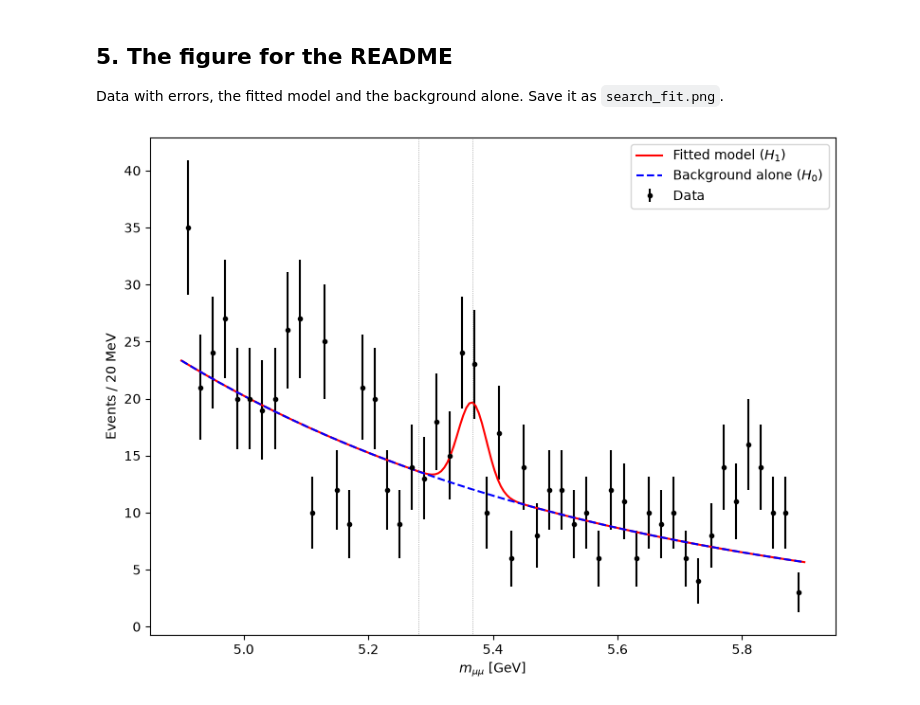
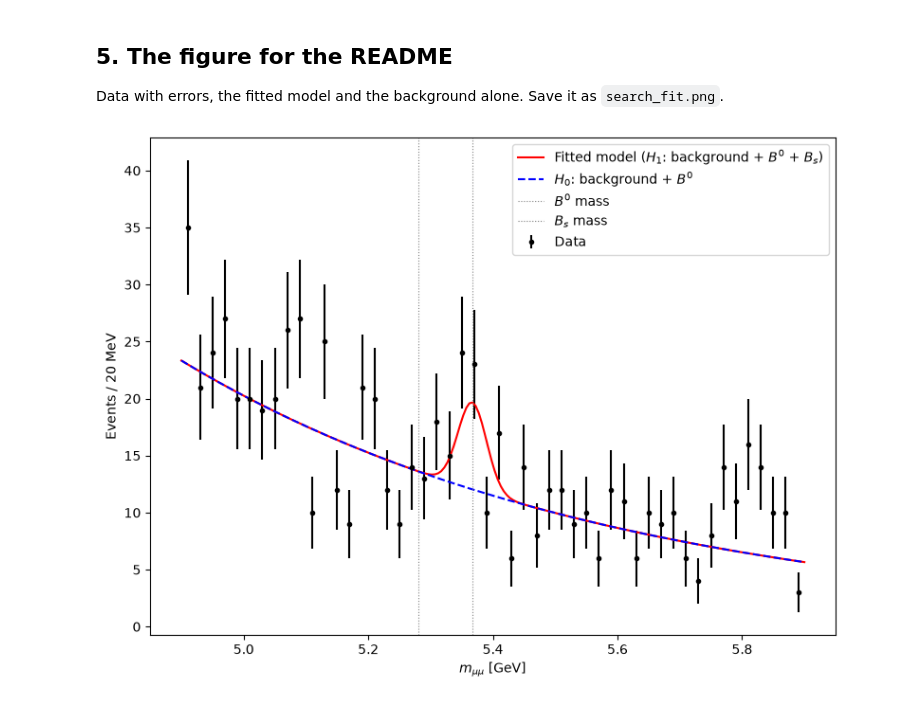
Before and after one commit to luis-cd/fca_bsmumu_fork, a Jupyter notebook: analysis.ipynb, the cells around one changed output. Saved outputs shown, nothing was run; the diff lists cells and outputs as text; code cells hidden in the pictures.

Commit message:
fix(analysis): H_0 signal now contains background + B0

```diff
--- a/analysis.ipynb
+++ b/analysis.ipynb
@@ -186,34 +186,63 @@ Data with errors, the fitted model and the background alone. Save it as
 # %%
 events = dimuon.select(raw)
 m = dimuon.invariant_mass(events)
 x, counts = search.histogram(m)
 
 params, errors, chi2 = search.fit(m, sigma)
 
 plt.figure(figsize=(8, 6))
-plt.errorbar(x, counts, yerr=np.sqrt(counts), fmt='k.', label='Data')
+plt.errorbar(
+    x, counts,
+    yerr=np.sqrt(counts),
+    fmt='k.',
+    label='Data'
+)
 
 x_dense = np.linspace(4.9, 5.9, 200)
+
+# H1: fondo + B0 + Bs
 y_model = search.model(x_dense, *params, sigma)
 
-params_bkg = params.copy()
-params_bkg[2] = 0  # n_B0 = 0
-params_bkg[3] = 0  # n_Bs = 0
-y_bkg = search.model(x_dense, *params_bkg, sigma)
+# H0: fondo + B0, sin Bs
+params_h0 = params.copy()
+params_h0[3] = 0  # n_Bs = 0
+y_h0 = search.model(x_dense, *params_h0, sigma)
 
-plt.plot(x_dense, y_model, 'r-', label='Fitted model ($H_1$)')
-plt.plot(x_dense, y_bkg, 'b--', label='Background alone ($H_0$)')
+plt.plot(
+    x_dense, y_model,
+    'r-',
+    label=r'Fitted model ($H_1$: background + $B^0$ + $B_s$)'
+)
 
-# Líneas de referencia para las masas
-for mass, name in [(search.M_B0, '$B^0$'), (search.M_BS, '$B_s$')]:
-    plt.axvline(mass, color='grey', lw=0.5, linestyle=':')
+plt.plot(
+    x_dense, y_h0,
+    'b--',
+    label=r'$H_0$: background + $B^0$'
+)
+
+# Masas de referencia
+plt.axvline(
+    search.M_B0,
+    color='grey',
+    lw=0.8,
+    linestyle=':',
+    label=r'$B^0$ mass'
+)
+
+plt.axvline(
+    search.M_BS,
+    color='grey',
+    lw=0.8,
+    linestyle=':',
+    label=r'$B_s$ mass'
+)
 
 plt.xlabel(r'$m_{\mu\mu}$ [GeV]')
 plt.ylabel('Events / 20 MeV')
 plt.legend(loc='upper right')
 plt.tight_layout()
 
 plt.savefig('search_fit.png', dpi=300)
 plt.show()
 # %% [output]
-[figure, old version]
+[figure, new version]
```
Also changed, not shown: 1 other file.
